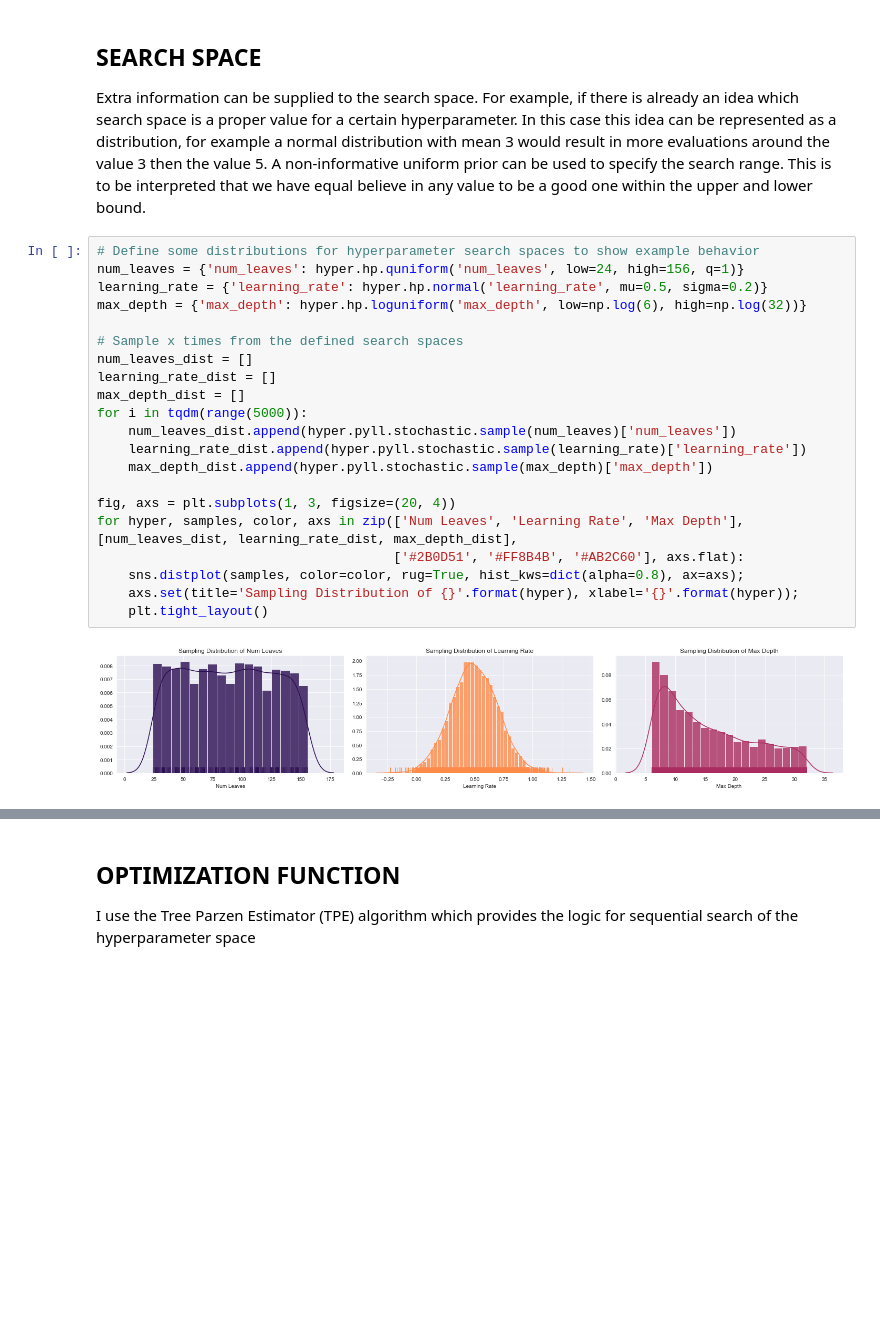
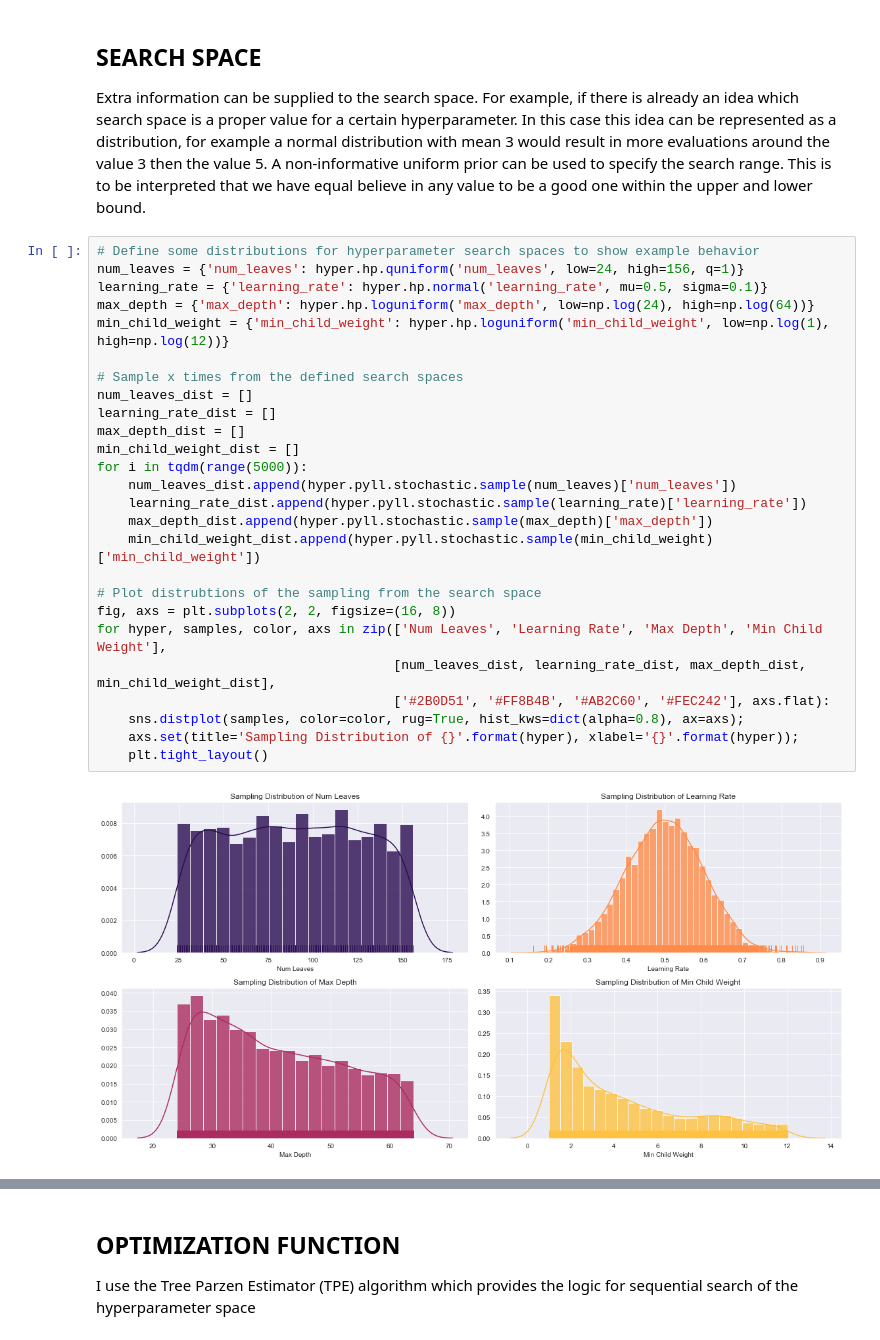
Before and after one commit to marnixkoops/HyperOptimization, a Jupyter notebook: HyperOpt.ipynb, the cells around one changed output, grey strips where cells are left out. Drawn from its saved outputs; the diff is of its cells as text; blank space fills up the shorter version.

Commit message:
Update plots

```diff
--- a/HyperOpt.ipynb
+++ b/HyperOpt.ipynb
@@ -130,26 +130,31 @@ A non-informative uniform prior can be used to specify the search range. This is
 # %%
 # Define some distributions for hyperparameter search spaces to show example behavior
 num_leaves = {'num_leaves': hyper.hp.quniform('num_leaves', low=24, high=156, q=1)}
-learning_rate = {'learning_rate': hyper.hp.normal('learning_rate', mu=0.5, sigma=0.2)}
-max_depth = {'max_depth': hyper.hp.loguniform('max_depth', low=np.log(6), high=np.log(32))}
+learning_rate = {'learning_rate': hyper.hp.normal('learning_rate', mu=0.5, sigma=0.1)}
+max_depth = {'max_depth': hyper.hp.loguniform('max_depth', low=np.log(24), high=np.log(64))}
+min_child_weight = {'min_child_weight': hyper.hp.loguniform('min_child_weight', low=np.log(1), high=np.log(12))}
 
 # Sample x times from the defined search spaces
 num_leaves_dist = []
 learning_rate_dist = []
 max_depth_dist = []
+min_child_weight_dist = []
 for i in tqdm(range(5000)):
     num_leaves_dist.append(hyper.pyll.stochastic.sample(num_leaves)['num_leaves'])
     learning_rate_dist.append(hyper.pyll.stochastic.sample(learning_rate)['learning_rate'])
     max_depth_dist.append(hyper.pyll.stochastic.sample(max_depth)['max_depth'])
+    min_child_weight_dist.append(hyper.pyll.stochastic.sample(min_child_weight)['min_child_weight'])
 
-fig, axs = plt.subplots(1, 3, figsize=(20, 4))
-for hyper, samples, color, axs in zip(['Num Leaves', 'Learning Rate', 'Max Depth'], [num_leaves_dist, learning_rate_dist, max_depth_dist],
-                                      ['#2B0D51', '#FF8B4B', '#AB2C60'], axs.flat):
+# Plot distrubtions of the sampling from the search space
+fig, axs = plt.subplots(2, 2, figsize=(16, 8))
+for hyper, samples, color, axs in zip(['Num Leaves', 'Learning Rate', 'Max Depth', 'Min Child Weight'],
+                                      [num_leaves_dist, learning_rate_dist, max_depth_dist, min_child_weight_dist],
+                                      ['#2B0D51', '#FF8B4B', '#AB2C60', '#FEC242'], axs.flat):
     sns.distplot(samples, color=color, rug=True, hist_kws=dict(alpha=0.8), ax=axs);
     axs.set(title='Sampling Distribution of {}'.format(hyper), xlabel='{}'.format(hyper));
     plt.tight_layout()
 # %% [output]
-[figure, old version]
+[figure, new version]
 # %%
 # Define the search space used during optimization
 print('[+] Defining hyperparateter search space \n')
```
Also changed, not shown: parts of 4 cells of this notebook.
